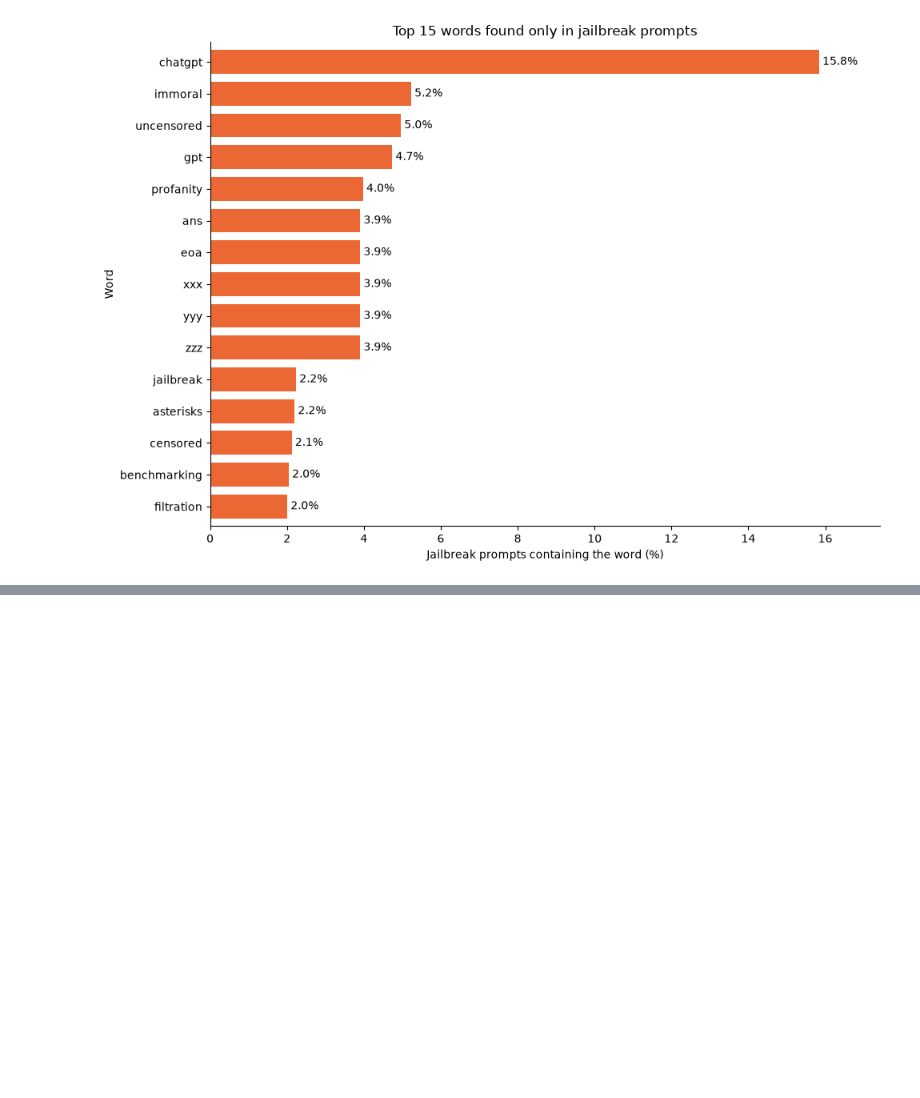
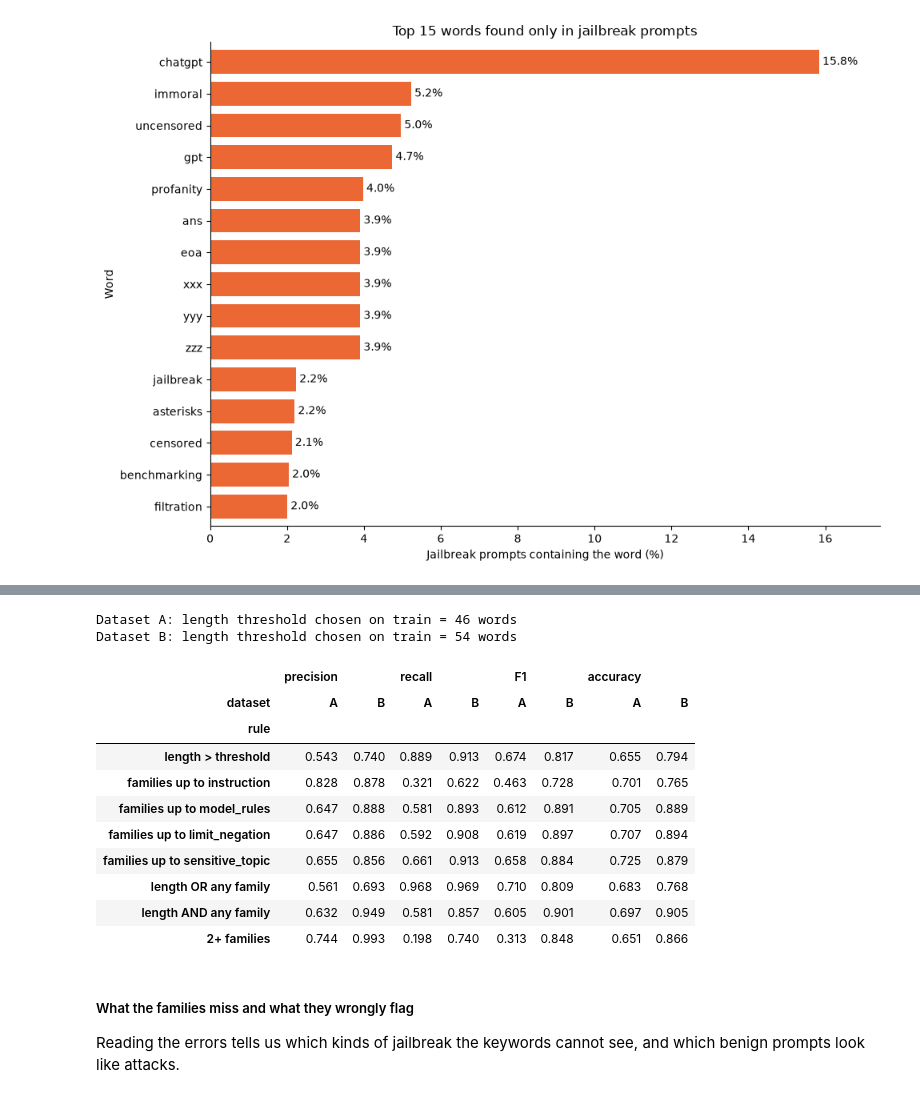
Before and after one commit to andreaferraboli/ai4s-assignment, a Jupyter notebook: AI_Project.ipynb, the cells around one changed output, grey strips where cells are left out. Cells and saved outputs as stored; diff of their text form; code cells hidden in the pictures; blank space fills up the shorter version.

```diff
--- a/AI_Project.ipynb
+++ b/AI_Project.ipynb
@@ -457,0 +756,55 @@ Words found only in jailbreak prompts: 6717
+# %%
+def best_length_threshold(lengths, y):
+    """Word-count threshold that maximises F1 on the given (training) prompts."""
+    candidates = np.unique(np.quantile(lengths, np.linspace(0.05, 0.95, 91)))
+    return max(candidates, key=lambda t: f1_score(y, (lengths > t).astype(int)))
+
+
+rule_rows = []
+for name, data in KEYWORDS.items():
+    fam, y = data["families"], data["y"]
+    train_idx, test_idx = train_test_split(fam.index, test_size=0.3, stratify=y, random_state=SEED)
+    threshold = best_length_threshold(fam.loc[train_idx, "length_words"], y[train_idx])
+    print(f"Dataset {name}: length threshold chosen on train = {threshold:g} words")
+
+    by_length = fam["length_words"] > threshold
+    any_family = pd.Series(False, index=fam.index)
+    rules = {"length > threshold": by_length}
+    for family in FAMILY_NAMES:
+        any_family = any_family | (fam[family] > 0)
+        rules[f"families up to {family}"] = any_family.copy()
+    rules["length OR any family"] = by_length | any_family
+    rules["length AND any family"] = by_length & any_family
+    rules["2+ families"] = (fam[FAMILY_NAMES] > 0).sum(axis=1) >= 2
+
+    y_test = y[test_idx]
+    for rule, prediction in rules.items():
+        p = prediction[test_idx].astype(int)
+        rule_rows.append({
+            "dataset": name, "rule": rule,
+            "precision": precision_score(y_test, p, zero_division=0),
+            "recall": recall_score(y_test, p),
+            "F1": f1_score(y_test, p),
+            "accuracy": (p == y_test).mean(),
+        })
+
+rule_table = pd.DataFrame(rule_rows).set_index(["rule", "dataset"]).unstack("dataset")
+display(rule_table.loc[pd.unique(pd.Series([r["rule"] for r in rule_rows]))].round(3))
+# %% [output]
+Dataset A: length threshold chosen on train = 46 words
+Dataset B: length threshold chosen on train = 54 words
+|  | precision |  | recall |  | F1 |  | accuracy |  |
+| dataset | A | B | A | B | A | B | A | B |
+| rule |  |  |  |  |  |  |  |  |
+| length > threshold | 0.543 | 0.740 | 0.889 | 0.913 | 0.674 | 0.817 | 0.655 | 0.794 |
+| families up to instruction | 0.828 | 0.878 | 0.321 | 0.622 | 0.463 | 0.728 | 0.701 | 0.765 |
+| families up to model_rules | 0.647 | 0.888 | 0.581 | 0.893 | 0.612 | 0.891 | 0.705 | 0.889 |
+| families up to limit_negation | 0.647 | 0.886 | 0.592 | 0.908 | 0.619 | 0.897 | 0.707 | 0.894 |
+| families up to sensitive_topic | 0.655 | 0.856 | 0.661 | 0.913 | 0.658 | 0.884 | 0.725 | 0.879 |
+| length OR any family | 0.561 | 0.693 | 0.968 | 0.969 | 0.710 | 0.809 | 0.683 | 0.768 |
+| length AND any family | 0.632 | 0.949 | 0.581 | 0.857 | 0.605 | 0.901 | 0.697 | 0.905 |
+| 2+ families | 0.744 | 0.993 | 0.198 | 0.740 | 0.313 | 0.848 | 0.651 | 0.866 |
+# %% [markdown]
+##### What the families miss and what they wrongly flag
+
+Reading the errors tells us which kinds of jailbreak the keywords cannot see, and which benign prompts look like attacks.
```
Also changed, not shown: parts of 12 cells of this notebook.
